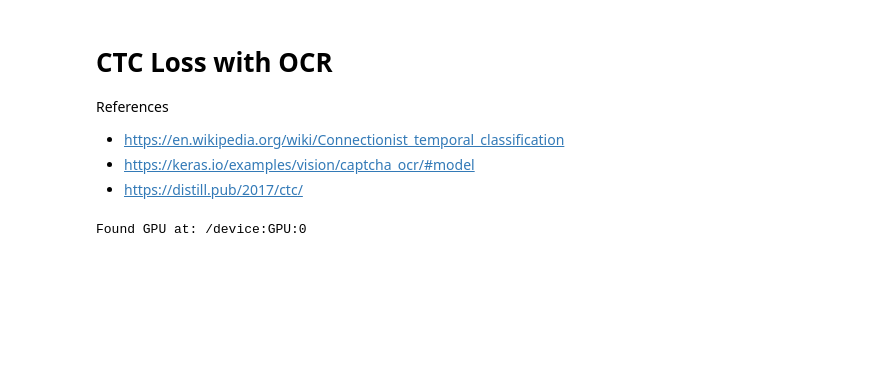
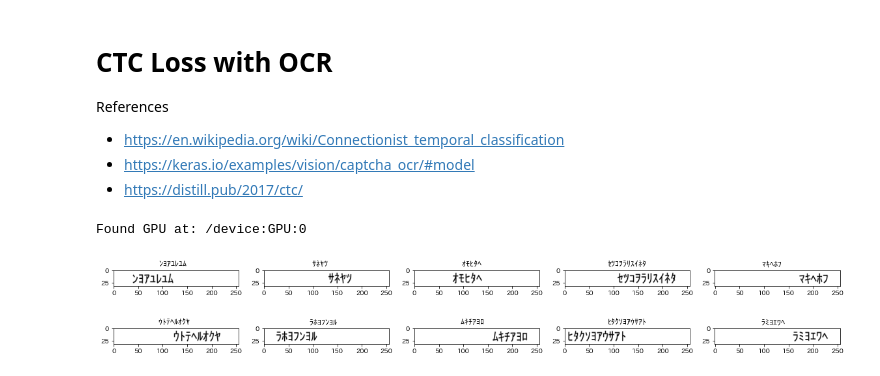
Before and after one commit to natsunoyuki/Data_Science, a Jupyter notebook: CTC Loss OCR.ipynb, the cells around one changed output. Saved outputs shown, nothing was run; the diff lists cells and outputs as text; code cells hidden in the pictures; blank space fills up the shorter version.

```diff
--- a/CTC Loss OCR.ipynb
+++ b/CTC Loss OCR.ipynb
@@ -49,7 +55,7 @@ ind_to_char = tf.keras.layers.StringLookup(vocabulary = char_to_ind.get_vocabula
 #font = ImageFont.truetype("Humor-Sans.ttf", 24)
 font = ImageFont.truetype("./msgothic.ttc", 24)
 # %%
-def make_data(N_samples, min_len = 4, max_len = 10, engine = "cv2"):
+def make_data(N_samples, min_len = 4, max_len = 10):
     X = []
     y = []
     # Create N_samples samples of features X and labels y.
@@ -57,23 +63,17 @@ def make_data(N_samples, min_len = 4, max_len = 10, engine = "cv2"):
         # Each image contains randomly generated text with random length [4, 10].
         N = np.random.randint(min_len, max_len + 1)
         text = np.random.choice(chars, N)
-
         text = "".join(text)
 
         # Randomly jitter the position of the text in the image.
         # Do not jitter the y coordinate! Only the x-coordinate (i.e. the time coordinate)
         # should be jittered.
-        if engine == "cv2":
-            image = np.zeros([height, width])
-            anchor = (0 + np.random.randint(0, 122 + (max_len - len(text)) * 12), 22)
-            image = cv2.putText(image, text, anchor, cv2.FONT_HERSHEY_SIMPLEX, 0.6, (255, 255, 255), 1, cv2.LINE_AA)
-        elif engine == "pil":
-            anchor = (0 + np.random.randint(0, 122 + (max_len - len(text)) * 12), 5)
-            image = Image.new("RGB", [width, height], (0, 0, 0))
-            d = ImageDraw.Draw(image)
-            d.text(anchor, text, font = font, fill = (255, 255, 255), anchor = "lm")
-            image = np.array(image)
-            image = cv2.cvtColor(image, cv2.COLOR_RGB2GRAY)
+        pos = (0 + np.random.randint(0, 122 + (max_len - len(text)) * 12), 5)
+        image = Image.new("RGB", [width, height], (0, 0, 0))
+        d = ImageDraw.Draw(image)
+        d.text(pos, text, font = font, fill = (255, 255, 255), anchor = "lm")
+        image = ImageOps.grayscale(image)
+        image = np.array(image)
 
         X.append(image.reshape((height, width, 1)))
         # Make all texts the same length (i.e. max_len).
@@ -83,4 +83,4 @@ def make_data(N_samples, min_len = 4, max_len = 10, engine = "cv2"):
         pad = (max_len - len(text)) * " "
         y.append(text + pad)
 
-    return X, y
+    return np.array(X), np.array(y)
@@ -100,10 +87,16 @@ y_test = np.array(y_test)
+# %%
+X_train, y_train = make_data(N_train)
+X_valid, y_valid = make_data(N_valid)
+X_test, y_test = make_data(N_test)
 # %%
-#plt.figure(figsize = (20, 5))
-#for i in range(10):
-#    plt.subplot(2, 5, i+1)
-#    plt.imshow(X_train[i][:, :, 0], cmap = "binary")
-#    plt.title(y_train[i])
-#plt.show()
+plt.figure(figsize = (20, 3))
+for i in range(10):
+    plt.subplot(2, 5, i+1)
+    plt.imshow(X_train[i][:, :, 0], cmap = "binary")
+    plt.title(y_train[i])
+plt.show()
+# %% [output]
+[figure, added]
 # %%
 batch_size = 20
 def encode_data(image, label):
```
Also changed, not shown: parts of 5 cells of this notebook.
